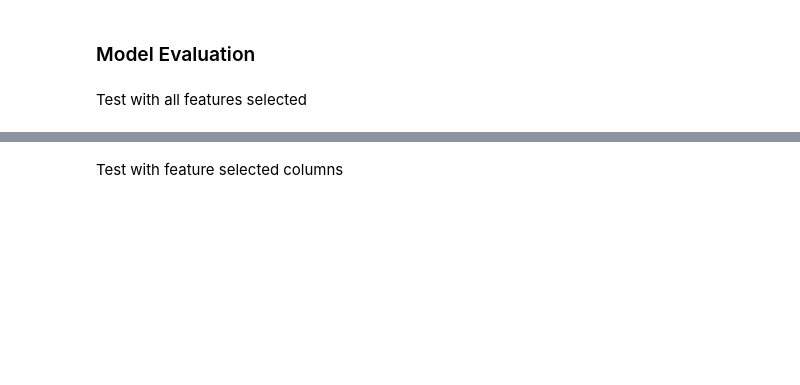
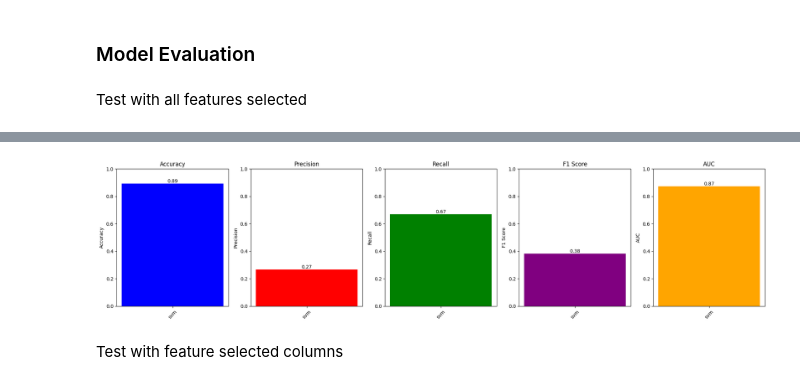
Before and after one commit to louisetxz/m6a-detection-project, a Jupyter notebook: notebook.ipynb, the cells around one changed output, grey strips where cells are left out. Saved outputs shown, nothing was run; the diff lists cells and outputs as text; code cells hidden in the pictures; blank space fills up the shorter version.

```diff
--- a/notebook.ipynb
+++ b/notebook.ipynb
@@ -231,6 +254,6 @@ def reorder_columns(df):
     df = df[final_order]
     return df
 
-df = reorder_columns(df)
-averaged_df = reorder_columns(averaged_df)
+# df = reorder_columns(df)
+# averaged_df = reorder_columns(averaged_df)
 # %%
@@ -600,3 +665,71 @@ rf: 0.6904845672096896
+# %%
+# plot graphs
+import matplotlib.pyplot as plt
+
+# Define model names and scores
+models = [name for name, _ in accuracy_scores]
+accuracy_values = [score for _, score in accuracy_scores]
+precision_values = [score for _, score in precision_scores]
+recall_values = [score for _, score in recall_scores]
+f1_values = [score for _, score in f1_scores]
+auc_values = [score for _, score in auc_scores]
+
+# Create subplots for each metric
+fig, axes = plt.subplots(1, 5, figsize=(20, 5))
+
+# Function to add value labels on the bars for each axis
+def add_value_labels(ax, bars):
+    for bar in bars:
+        yval = bar.get_height()
+        ax.text(bar.get_x() + bar.get_width() / 2, yval, f'{yval:.2f}',
+                ha='center', va='bottom', fontsize=10)
+
+# Plot Accuracy
+bars_acc = axes[0].bar(models, accuracy_values, color='blue')
+axes[0].set_title('Accuracy')
+axes[0].set_ylabel('Accuracy')
+axes[0].set_ylim(0, 1)  # Set y-limits for better visual comparison
+add_value_labels(axes[0], bars_acc)  # Add value labels for Accuracy
+
+# Plot Precision
+bars_prec = axes[1].bar(models, precision_values, color='red')
+axes[1].set_title('Precision')
+axes[1].set_ylabel('Precision')
+axes[1].set_ylim(0, 1)
+add_value_labels(axes[1], bars_prec)  # Add value labels for Precision
+
+# Plot Recall
+bars_recall = axes[2].bar(models, recall_values, color='green')
+axes[2].set_title('Recall')
+axes[2].set_ylabel('Recall')
+axes[2].set_ylim(0, 1)
+add_value_labels(axes[2], bars_recall)  # Add value labels for Recall
+
+# Plot F1 Score
+bars_f1 = axes[3].bar(models, f1_values, color='purple')
+axes[3].set_title('F1 Score')
+axes[3].set_ylabel('F1 Score')
+axes[3].set_ylim(0, 1)
+add_value_labels(axes[3], bars_f1)  # Add value labels for F1 Score
+
+# Plot AUC
+bars_auc = axes[4].bar(models, auc_values, color='orange')
+axes[4].set_title('AUC')
+axes[4].set_ylabel('AUC')
+axes[4].set_ylim(0, 1)
+add_value_labels(axes[4], bars_auc)  # Add value labels for AUC
+
+# Rotate x-axis labels for better readability
+for ax in axes:
+    ax.set_xticklabels(models, rotation=45)
+
+# Adjust layout
+plt.tight_layout()
+
+# Show plot
+plt.show()
+# %% [output]
+[figure, added]
 # %% [markdown]
 Test with feature selected columns
 # %%
```
Also changed, not shown: parts of 36 cells of this notebook.
